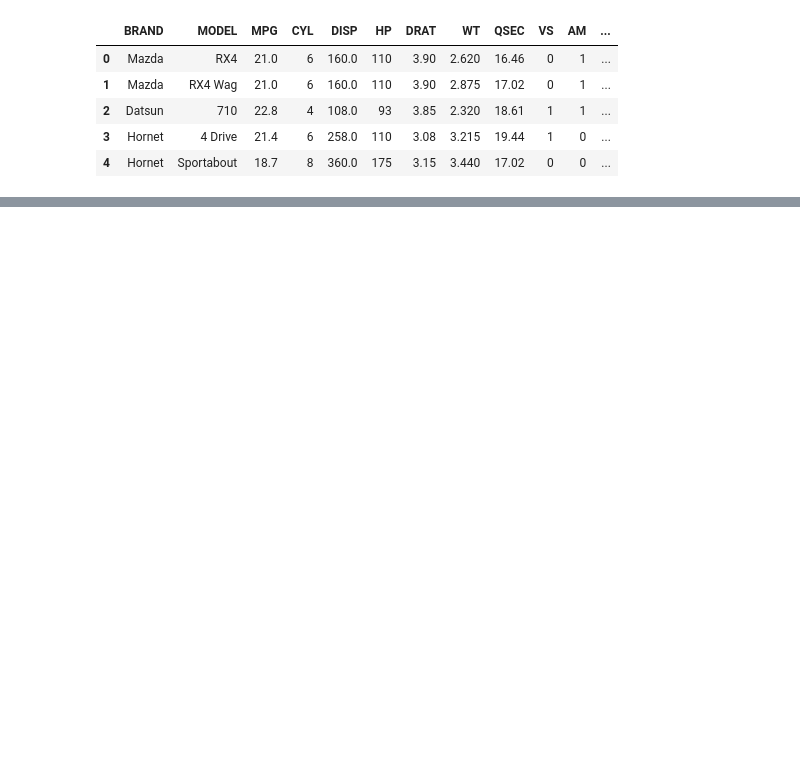
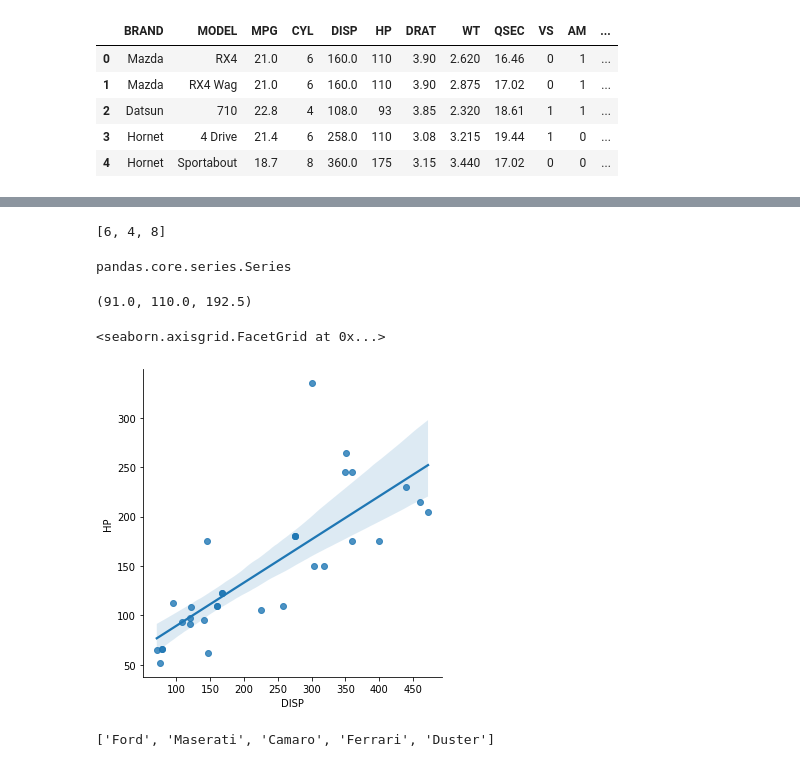
Before and after one commit to beymaral/BEYMARAL_car, a Jupyter notebook: MatCars.ipynb, the cells around one changed output, grey strips where cells are left out. Saved outputs shown, nothing was run; the diff lists cells and outputs as text; code cells hidden in the pictures; blank space fills up the shorter version.

```diff
--- a/MatCars.ipynb
+++ b/MatCars.ipynb
@@ -112,3 +126,8 @@ df.head()
 | 2 | Datsun | 710 | 22.8 | 4 | 108.0 | 93 | 3.85 | 2.320 | 18.61 | 1 | 1 | ... |
 | 3 | Hornet | 4 Drive | 21.4 | 6 | 258.0 | 110 | 3.08 | 3.215 | 19.44 | 1 | 0 | ... |
 | 4 | Hornet | Sportabout | 18.7 | 8 | 360.0 | 175 | 3.15 | 3.440 | 17.02 | 0 | 0 | ... |
+# %%
+dict_am ={0: 'manual', 1: 'auto'}
+# %%
+#OR df.AM = df.AM.replace(dict_am)
+df.AM = df.AM.map(dict_am)
@@ -114,0 +145,8 @@ df.head()
+# %%
+cyl_types
+# %% [output]
+[6, 4, 8]
+# %%
+type(df.value_counts('BRAND'))
+# %% [output]
+pandas.core.series.Series
@@ -114,0 +159,16 @@ df.head()
+# %%
+hp_4, hp_6, hp_8
+# %% [output]
+(91.0, 110.0, 192.5)
+# %%
+import seaborn as sns
+sns.lmplot(x='DISP', y='HP', data = df)
+# %% [output]
+<seaborn.axisgrid.FacetGrid at 0x...>
+[figure, added]
+# %%
+#df.sort_values('QSEC', ascending=False,inplace=True)(df_mobi.balance(10))
+
+df.sort_values('QSEC').iloc[:5, 0].values.tolist()
+# %% [output]
+['Ford', 'Maserati', 'Camaro', 'Ferrari', 'Duster']
```
Also changed, not shown: parts of 11 cells of this notebook.
